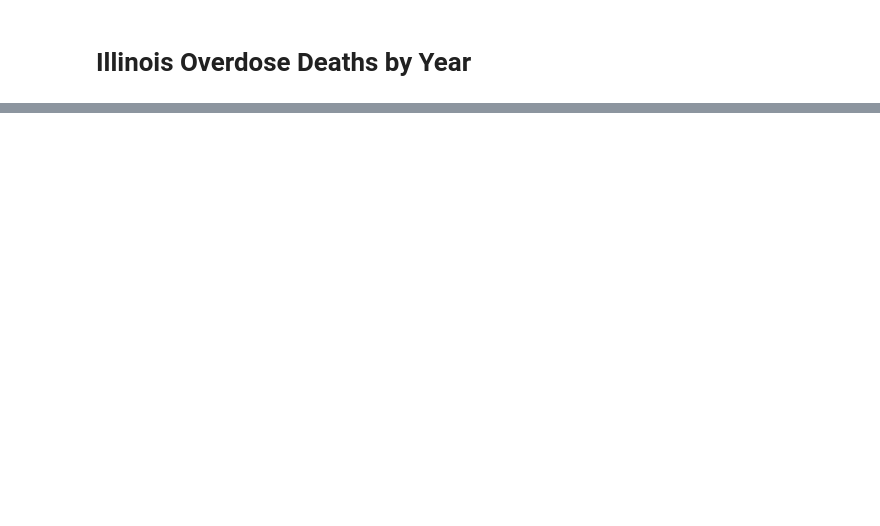
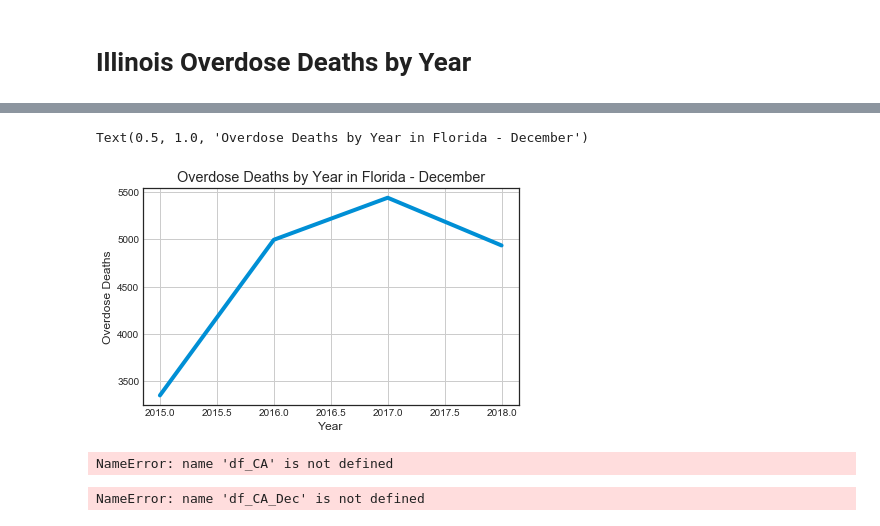
Before and after one commit to ywario9/Matlibplot_Project, a Jupyter notebook: .ipynb, the cells around one changed output, grey strips where cells are left out. Saved outputs shown, nothing was run; the diff lists cells and outputs as text; code cells hidden in the pictures; blank space fills up the shorter version.

```diff
--- a/.ipynb
+++ b/.ipynb
@@ -200,0 +219,4 @@ Text(0.5, 1.0, 'Overdose Deaths by Year in Illinois - December')
+# %%
+# Filter data frame to only Florida
+df_FL = df[df["State"] == "FL"]
+df_FL
@@ -200,0 +241,4 @@ Text(0.5, 1.0, 'Overdose Deaths by Year in Illinois - December')
+# %%
+# Filter to December data only
+df_FL_Dec = df_FL[df_FL["Month"] == "December"]
+df_FL_Dec
@@ -200,0 +251,23 @@ Text(0.5, 1.0, 'Overdose Deaths by Year in Illinois - December')
+# %%
+py.plot(df_FL_Dec["Year"], df_FL_Dec["Data Value"])
+py.xlabel("Year")
+py.ylabel("Overdose Deaths")
+plt.grid(True)
+py.title("Overdose Deaths by Year in Florida - December")
+# %% [output]
+Text(0.5, 1.0, 'Overdose Deaths by Year in Florida - December')
+[figure, added]
+# %%
+# Filter to December data only
+df_CA_Dec = df_CA[df_CA["Month"] == "December"]
+df_CA_Dec
+# %% [output]
+NameError: name 'df_CA' is not defined
+# %%
+py.plot(df_CA_Dec["Year"], df_CA_Dec["Data Value"])
+py.xlabel("Year")
+py.ylabel("Overdose Deaths")
+plt.grid(True)
+py.title("Overdose Deaths by Year in California - December")
+# %% [output]
+NameError: name 'df_CA_Dec' is not defined
```
Also changed, not shown: parts of 13 cells of this notebook, 17 other files.
